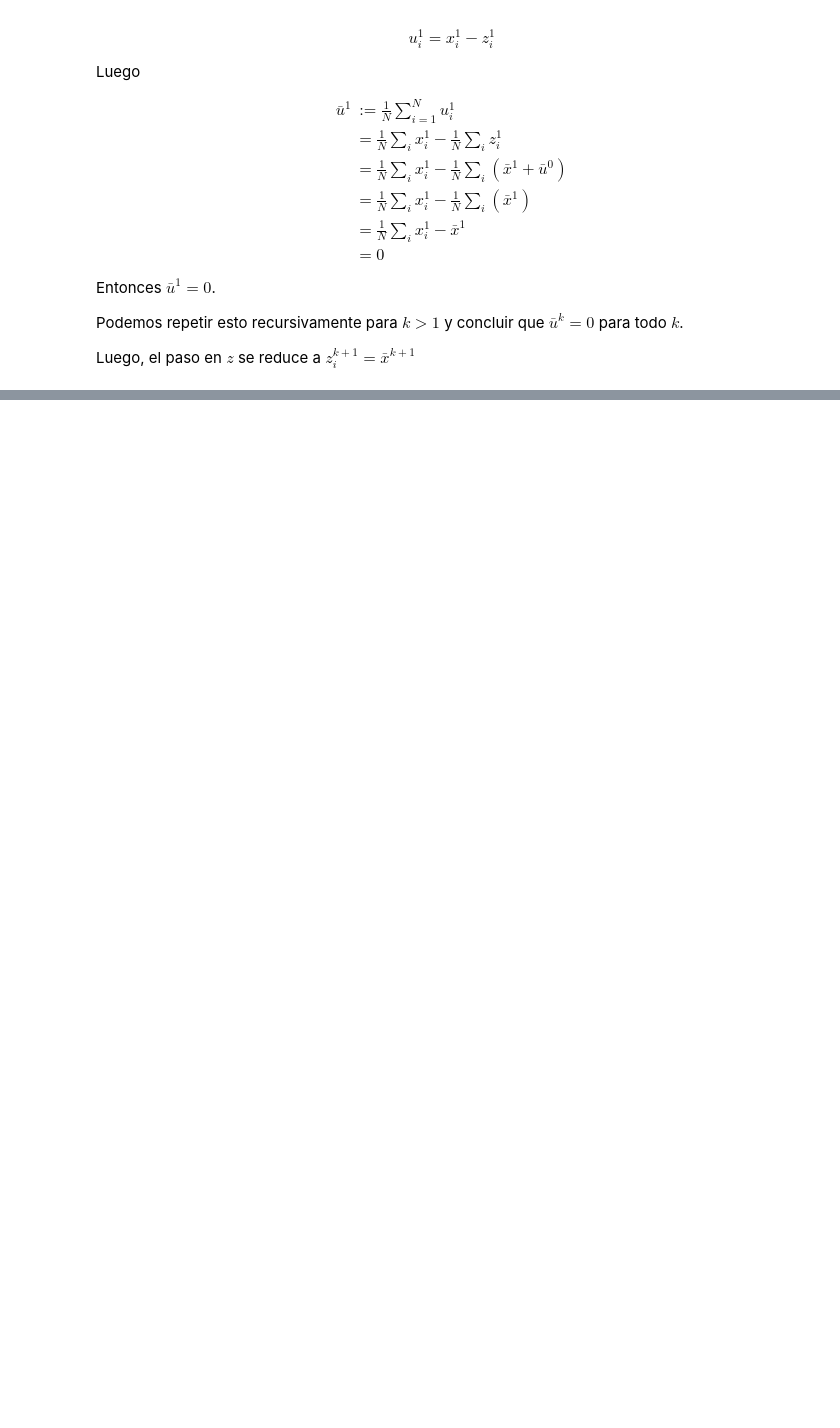
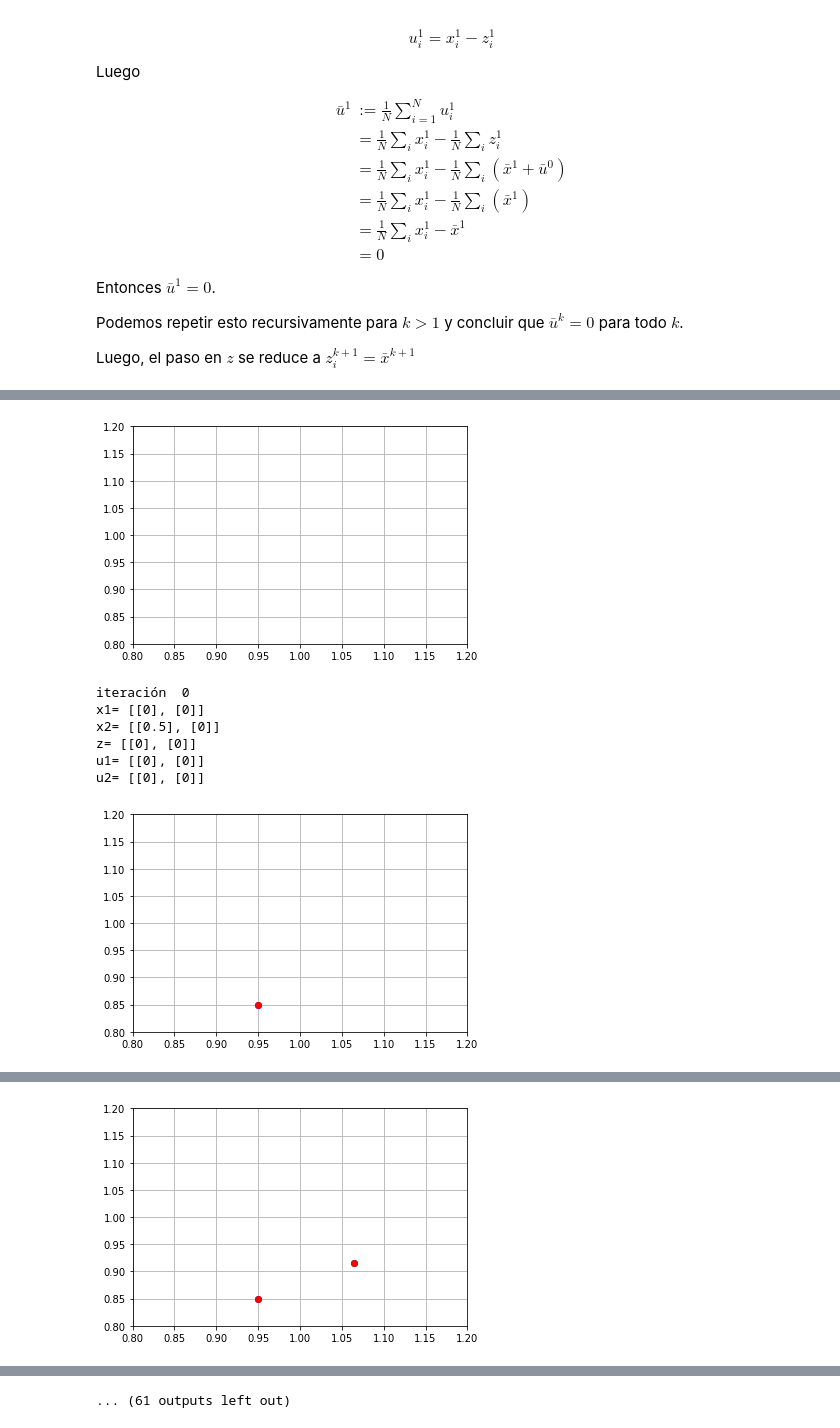
Before and after one commit to jabazer/tao-fing, a Jupyter notebook: MétodosProximales.ipynb, the cells around one changed output, grey strips where cells are left out. Drawn from its saved outputs; the diff is of its cells as text; code cells hidden in the pictures; blank space fills up the shorter version.

```diff
--- a/MétodosProximales.ipynb
+++ b/MétodosProximales.ipynb
@@ -748,0 +800,76 @@ O bien se puede hacer un mecanismo para lograr el promedio en forma distribuida,
+# %%
+def prox_cuadrados_minimos(A,b,lambd,z):
+  AT=np.transpose(A)
+  lATA=lambd*np.dot(AT,A)
+  I=[[1,0],
+     [0,1]]
+  B=lATA+I
+  Binv=np.linalg.inv(B)
+  lATb=lambd*np.dot(AT,b)
+  x=np.dot(Binv,lATb+z)
+  return x
+
+x1_0s=np.array([])
+x1_1s=np.array([])
+x2_0s=np.array([])
+x2_1s=np.array([])
+zu1=[[0],
+    [0]]
+zu2=[[0],
+    [0]]
+x1=[[0],
+    [0]]
+x2=[[0.5],
+    [0]]
+z=[[0],
+   [0]]
+u1=[[0],
+   [0]]
+u2=[[0],
+   [0]]
+lambd=1
+for k in np.arange(100):
+
+  x1_0s=np.append(x1_0s,x1[0])
+  x1_1s=np.append(x1_1s,x1[1])
+  x2_0s=np.append(x2_0s,x2[0])
+  x2_1s=np.append(x2_1s,x2[1])
+  #u0s=np.append(u0s,u[0])
+  #u1s=np.append(u1s,u[1])
+  #z0s=np.append(z0s,z[0])
+  #z1s=np.append(z1s,z[1])
+  plt.plot(x1_0s,x1_1s,'bo',x2_0s,x2_1s,'ro')
+  plt.xlim(0.8, 1.2)
+  plt.ylim(0.8, 1.2)
+  plt.grid()
+  plt.show()
+
+  #display.clear_output(wait=True)
+  #display.display(pl.gcf())
+  print('iteración ', k)
+  print('x1=', x1)
+  print('x2=', x2)
+  print('z=', z)
+  print('u1=', u1)
+  print('u2=', u2)
+
+
+
+  time.sleep(1)
+  x1=prox_cuadrados_minimos(A1,b1,lambd,zu1)
+  x2=prox_cuadrados_minimos(A1,b1,lambd,zu2)
+  z=(x1+x2)/2
+
+  u1+=x1-z
+  u2+=x2-z
+  zu1=z-u1
+  zu2=z-u2
+# %% [output]
+[figure, added]
+iteración  0
+x1= [[0], [0]]
+x2= [[0.5], [0]]
+z= [[0], [0]]
+u1= [[0], [0]]
+u2= [[0], [0]]
+[figure, added]
@@ -748,0 +887 @@ O bien se puede hacer un mecanismo para lograr el promedio en forma distribuida,
+[figure, added]
@@ -748,0 +935 @@ O bien se puede hacer un mecanismo para lograr el promedio en forma distribuida,
+... (61 outputs left out)
```
Also changed, not shown: parts of 7 cells of this notebook.
